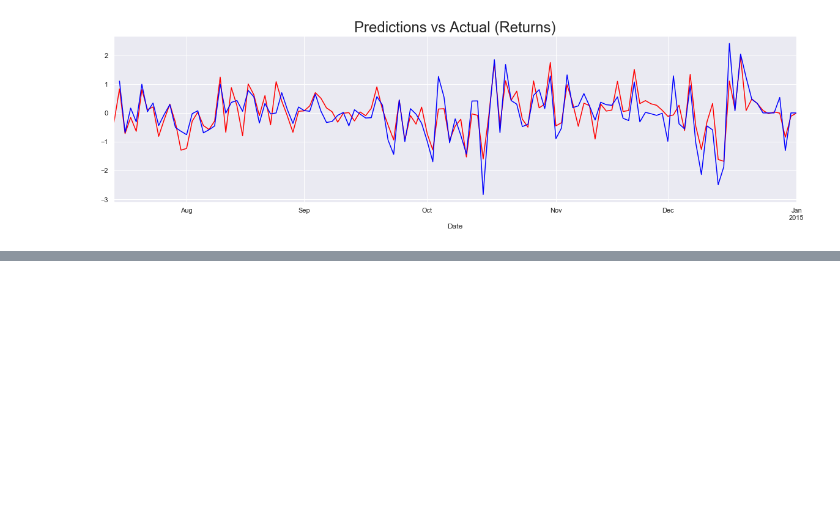
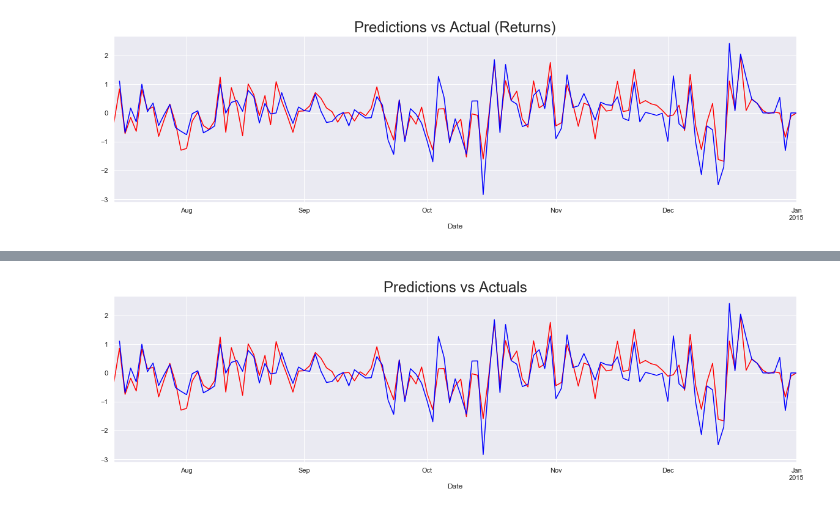
Before and after one commit to pauloteixeirajr/time-series-python, a Jupyter notebook: Forecasting.ipynb, the cells around one changed output, grey strips where cells are left out. Drawn from its saved outputs; the diff is of its cells as text; code cells hidden in the pictures; blank space fills up the shorter version.

```diff
--- a/Forecasting.ipynb
+++ b/Forecasting.ipynb
@@ -209,0 +226,20 @@ plt.show()
+# %%
+model_ret_sarimax = SARIMAX(
+    df.ret_ftse[1:],
+    exog = df[['ret_spx', 'ret_dax', 'ret_nikkei']][1:],
+    order = (3, 0, 4),
+    seasonal_order = (3, 0, 2, 5)
+)
+results_ret_sarimax = model_ret_sarimax.fit()
+# %%
+df_pred_sarimax = results_ret_sarimax.predict(
+    start = start_date, end = end_date,
+    exog = df_test[['ret_spx', 'ret_dax', 'ret_nikkei']][start_date:end_date]
+)
+# %%
+df_pred_sarimax[start_date:end_date].plot(figsize = (20, 5), color = 'red')
+df_test.ret_ftse[start_date:end_date].plot(color = 'blue')
+plt.title('Predictions vs Actuals', size = 24)
+plt.show()
+# %% [output]
+[figure, added]
```
Also changed, not shown: parts of 5 cells of this notebook.
